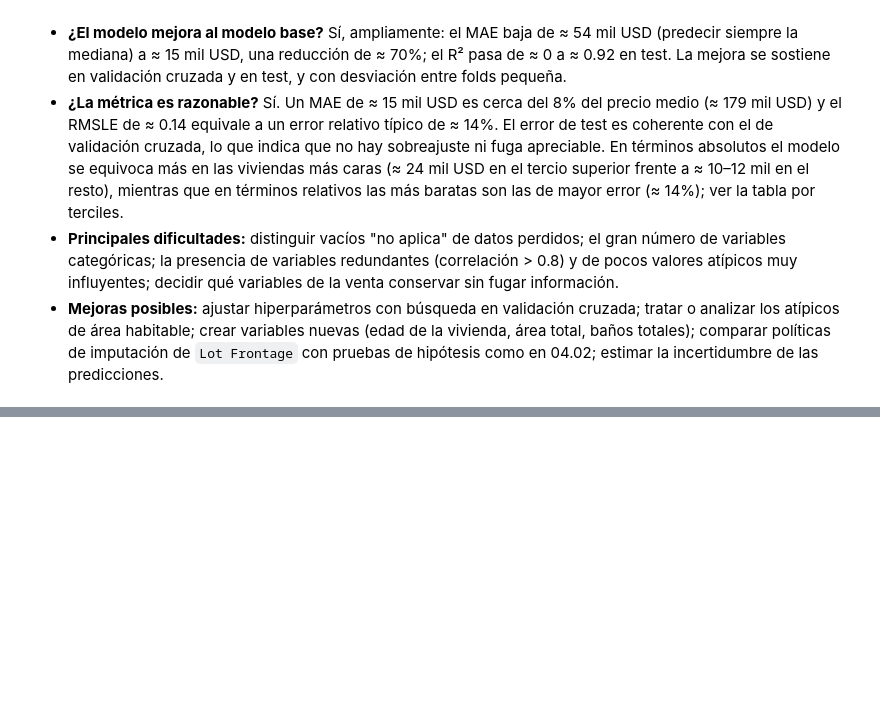
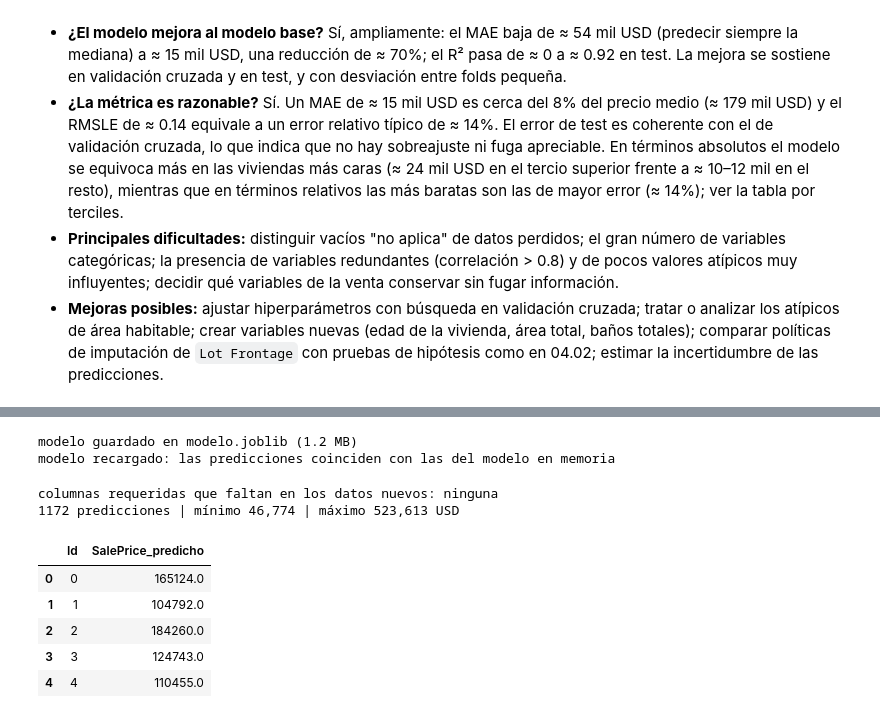
Before and after one commit to SebasGomez4/Proyecto_Modelos_I, a Jupyter notebook: fase-1/notebook.ipynb, the cells around one changed output, grey strips where cells are left out. Cells and saved outputs as stored; diff of their text form; code cells hidden in the pictures; blank space fills up the shorter version.

Commit message:
feat(model): guarda modelo.joblib, predicciones sobre datos nuevos y README final

```diff
--- a/fase-1/notebook.ipynb
+++ b/fase-1/notebook.ipynb
@@ -553,0 +558,37 @@ python 3.12.3 | pandas 3.0.2 | numpy 2.4.4 | scikit-learn 1.8.0
+# %%
+joblib.dump(modelo, MODEL_PATH)
+print("modelo guardado en", MODEL_PATH, f"({os.path.getsize(MODEL_PATH)/1e6:.1f} MB)")
+
+cargado = joblib.load(MODEL_PATH)
+assert np.allclose(cargado.predict(X_test), modelo.predict(X_test))
+print("modelo recargado: las predicciones coinciden con las del modelo en memoria")
+
+metricas = {"modelo": "HistGradientBoostingRegressor (log1p del objetivo)",
+            "test": res_test.loc["Gradient Boosting"].round(4).to_dict(),
+            "baseline_test": res_test.loc["Baseline (mediana)"].round(4).to_dict(),
+            "cv_train": {k: round(float(v), 4) for k, v in cv_modelo.items()},
+            "random_state": RANDOM_STATE, "test_size": TEST_SIZE,
+            "columnas_entrada": list(X.columns),
+            "versiones": {"scikit-learn": sklearn.__version__, "pandas": pd.__version__}}
+with open("metricas.json", "w") as f:
+    json.dump(metricas, f, indent=2, ensure_ascii=False)
+# %% [output]
+modelo guardado en modelo.joblib (1.2 MB)
+modelo recargado: las predicciones coinciden con las del modelo en memoria
+# %%
+# Predicciones sobre datos NUEVOS (test.csv no tiene SalePrice), usando solo el modelo guardado
+nuevos = pd.read_csv(NEW_DATA_PATH)
+faltan = set(X.columns) - set(nuevos.columns)
+print("columnas requeridas que faltan en los datos nuevos:", faltan or "ninguna")
+salida = pd.DataFrame({"Id": nuevos["Id"], "SalePrice_predicho": cargado.predict(nuevos[X.columns]).round(0)})
+print(f"{len(salida)} predicciones | mínimo {salida.SalePrice_predicho.min():,.0f} | máximo {salida.SalePrice_predicho.max():,.0f} USD")
+salida.head()
+# %% [output]
+columnas requeridas que faltan en los datos nuevos: ninguna
+1172 predicciones | mínimo 46,774 | máximo 523,613 USD
+|  | Id | SalePrice_predicho |
+| 0 | 0 | 165124.0 |
+| 1 | 1 | 104792.0 |
+| 2 | 2 | 184260.0 |
+| 3 | 3 | 124743.0 |
+| 4 | 4 | 110455.0 |
```
Also changed, not shown: parts of 1 cell of this notebook, 3 other files.
